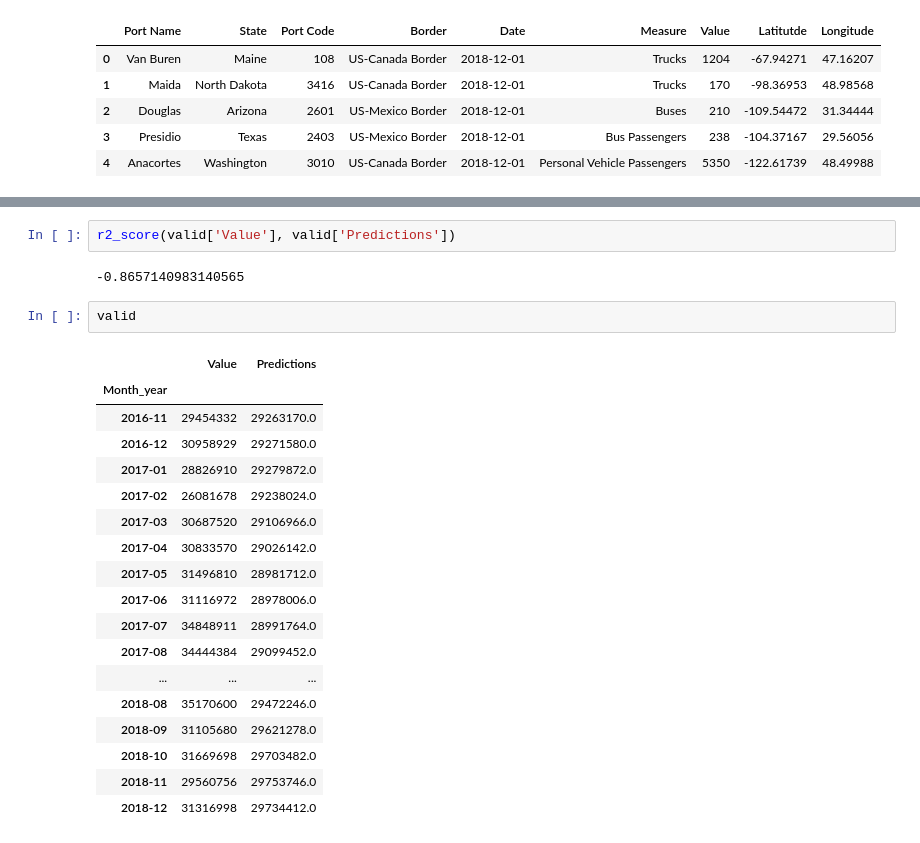
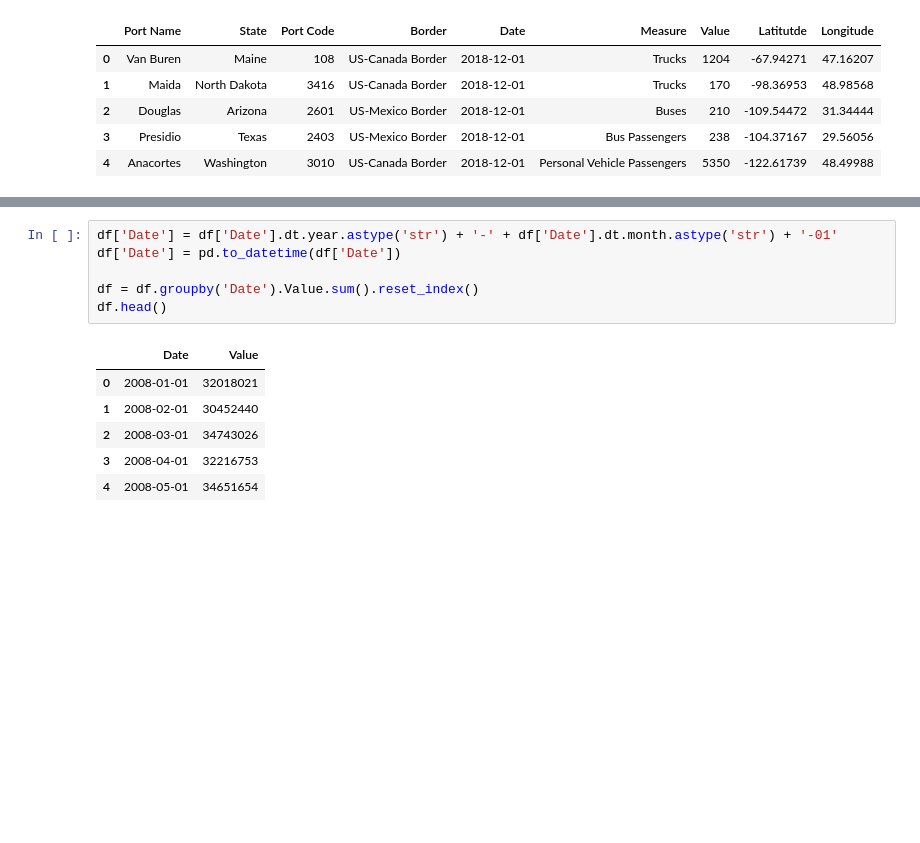
Before and after one commit to RHaile/final_project, a Jupyter notebook: Border_Crossing_Model.ipynb, the cells around one changed output, grey strips where cells are left out. Saved outputs shown, nothing was run; the diff lists cells and outputs as text; blank space fills up the shorter version.

```diff
--- a/Border_Crossing_Model.ipynb
+++ b/Border_Crossing_Model.ipynb
@@ -150,25 +32,13 @@ See the caveats in the documentation: http://pandas.pydata.org/pandas-docs/stabl
-# %%
-r2_score(valid['Value'], valid['Predictions'])
-# %% [output]
--0.8657140983140565
-# %%
-valid
-# %% [output]
-|  | Value | Predictions |
-| Month_year |  |  |
-| 2016-11 | 29454332 | 29263170.0 |
-| 2016-12 | 30958929 | 29271580.0 |
-| 2017-01 | 28826910 | 29279872.0 |
-| 2017-02 | 26081678 | 29238024.0 |
-| 2017-03 | 30687520 | 29106966.0 |
-| 2017-04 | 30833570 | 29026142.0 |
-| 2017-05 | 31496810 | 28981712.0 |
-| 2017-06 | 31116972 | 28978006.0 |
-| 2017-07 | 34848911 | 28991764.0 |
-| 2017-08 | 34444384 | 29099452.0 |
-| ... | ... | ... |
-| 2018-08 | 35170600 | 29472246.0 |
-| 2018-09 | 31105680 | 29621278.0 |
-| 2018-10 | 31669698 | 29703482.0 |
-| 2018-11 | 29560756 | 29753746.0 |
-| 2018-12 | 31316998 | 29734412.0 |
+# %%
+df['Date'] = df['Date'].dt.year.astype('str') + '-' + df['Date'].dt.month.astype('str') + '-01'
+df['Date'] = pd.to_datetime(df['Date'])
+
+df = df.groupby('Date').Value.sum().reset_index()
+df.head()
+# %% [output]
+|  | Date | Value |
+| 0 | 2008-01-01 | 32018021 |
+| 1 | 2008-02-01 | 30452440 |
+| 2 | 2008-03-01 | 34743026 |
+| 3 | 2008-04-01 | 32216753 |
+| 4 | 2008-05-01 | 34651654 |
```
Also changed, not shown: parts of 30 cells of this notebook.
